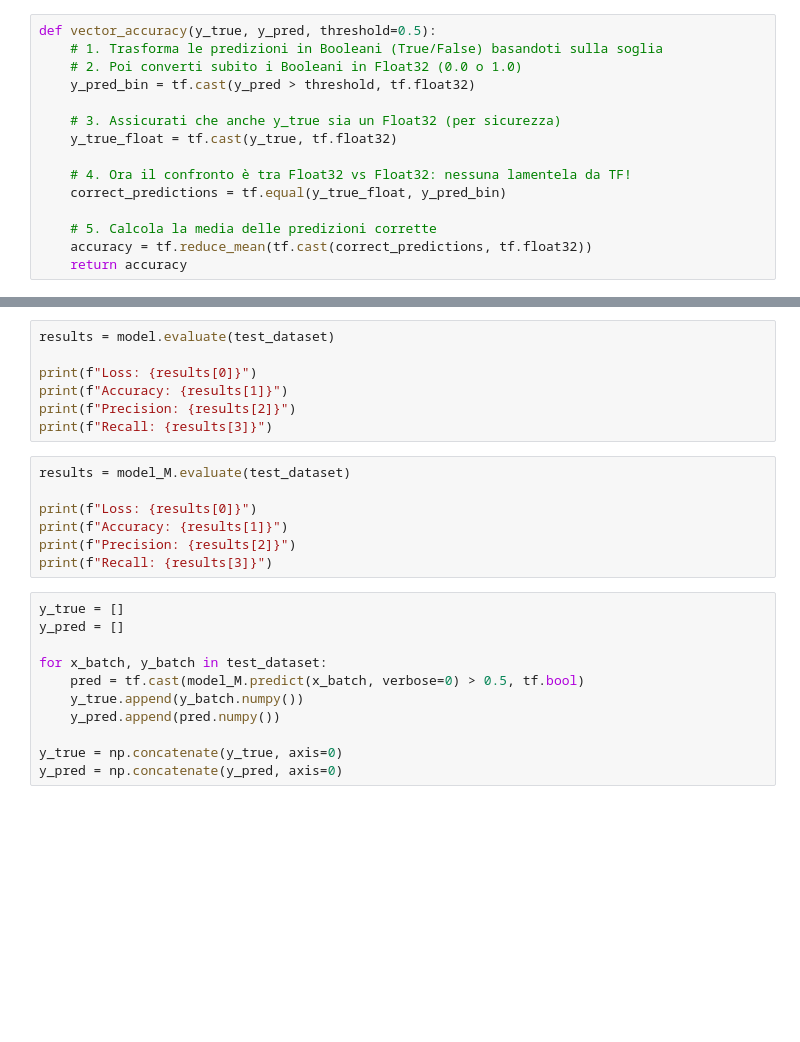
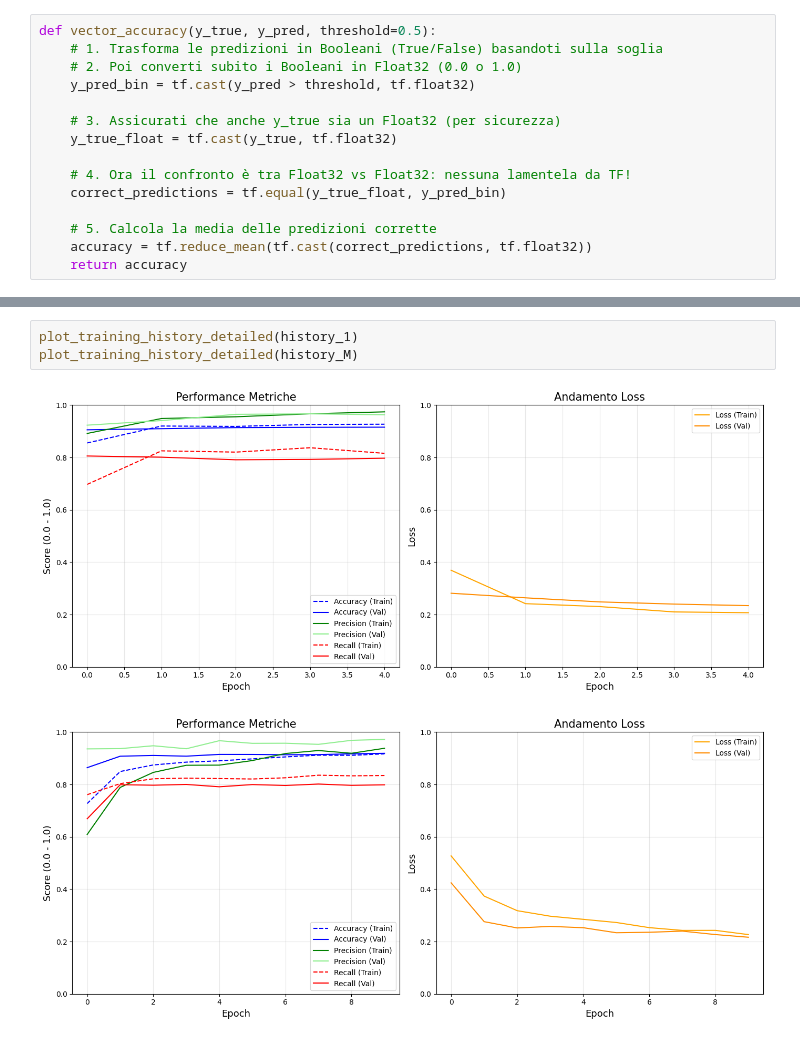
Before and after one commit to manuelrovitti/Modello-per-identificazione-e-riconoscimento-condizioni-colonna-vertebrale, a Jupyter notebook: RSNA.ipynb, the cells around one changed output, grey strips where cells are left out. Cells and saved outputs as stored; diff of their text form; blank space fills up the shorter version.

```diff
--- a/RSNA.ipynb
+++ b/RSNA.ipynb
@@ -1602,26 +1763,7 @@ plt.show()
-# %%
-results = model.evaluate(test_dataset)
-
-print(f"Loss: {results[0]}")
-print(f"Accuracy: {results[1]}")
-print(f"Precision: {results[2]}")
-print(f"Recall: {results[3]}")
-# %%
-results = model_M.evaluate(test_dataset)
-
-print(f"Loss: {results[0]}")
-print(f"Accuracy: {results[1]}")
-print(f"Precision: {results[2]}")
-print(f"Recall: {results[3]}")
-# %%
-y_true = []
-y_pred = []
-
-for x_batch, y_batch in test_dataset:
-    pred = tf.cast(model_M.predict(x_batch, verbose=0) > 0.5, tf.bool)
-    y_true.append(y_batch.numpy())
-    y_pred.append(pred.numpy())
-
-y_true = np.concatenate(y_true, axis=0)
-y_pred = np.concatenate(y_pred, axis=0)
+# %%
+plot_training_history_detailed(history_1)
+plot_training_history_detailed(history_M)
+# %% [output]
+[figure, added]
+[figure, added]
 # %%
```
Also changed, not shown: parts of 30 cells of this notebook.
